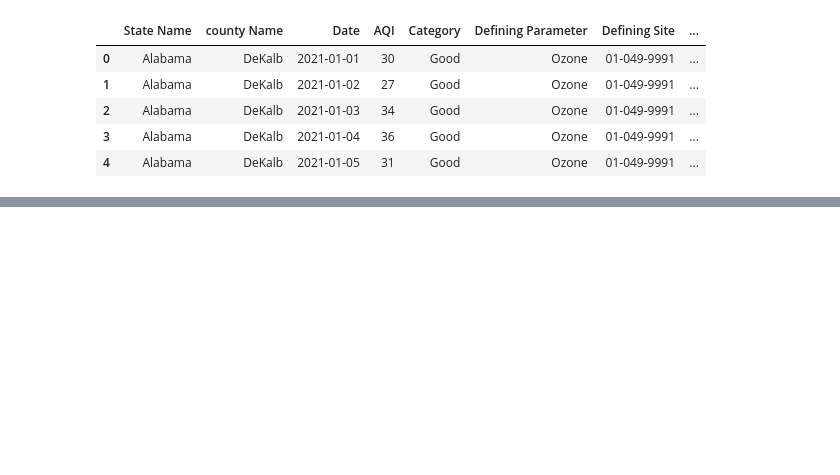
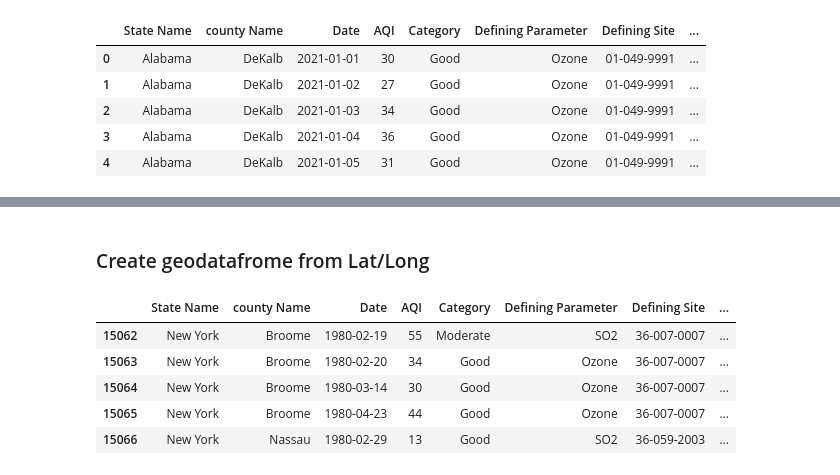
Before and after one commit to aqi-science/notebook, a Jupyter notebook: AQI_scrapper.ipynb, the cells around one changed output, grey strips where cells are left out. Cells and saved outputs as stored; diff of their text form; code cells hidden in the pictures; blank space fills up the shorter version.

```diff
--- a/AQI_scrapper.ipynb
+++ b/AQI_scrapper.ipynb
@@ -155,5 +153,4 @@ aqi.head()
 # %%
 # select specific states to compare
-
-states = ['New York','California','Utah']
+states = ['New York']
 aqi_subset=aqi.loc[aqi['State Name'].isin(states)]
@@ -160,3 +159,3 @@ aqi_subset=aqi.loc[aqi['State Name'].isin(states)]
 # %%
 # merge datasets
-aqi_df = aqi_subset.merge(monitors, on='Defining Site', how='left')
+aqi_df = aqi_subset.merge(monitors, on='Defining Site', how='left').drop_duplicates("Date", ignore_index=True)
@@ -177,0 +168,2 @@ array(['California', 'New York', 'Utah'], dtype=object)
+# %% [markdown]
+### Create geodatafrome from Lat/Long
@@ -177,0 +175,9 @@ array(['California', 'New York', 'Utah'], dtype=object)
+# %%
+aqi_df.tail()
+# %% [output]
+|  | State Name | county Name | Date | AQI | Category | Defining Parameter | Defining Site | ... |
+| 15062 | New York | Broome | 1980-02-19 | 55 | Moderate | SO2 | 36-007-0007 | ... |
+| 15063 | New York | Broome | 1980-02-20 | 34 | Good | Ozone | 36-007-0007 | ... |
+| 15064 | New York | Broome | 1980-03-14 | 30 | Good | Ozone | 36-007-0007 | ... |
+| 15065 | New York | Broome | 1980-04-23 | 44 | Good | Ozone | 36-007-0007 | ... |
+| 15066 | New York | Nassau | 1980-02-29 | 13 | Good | SO2 | 36-059-2003 | ... |
```
Also changed, not shown: parts of 24 cells of this notebook, 1 other file.
